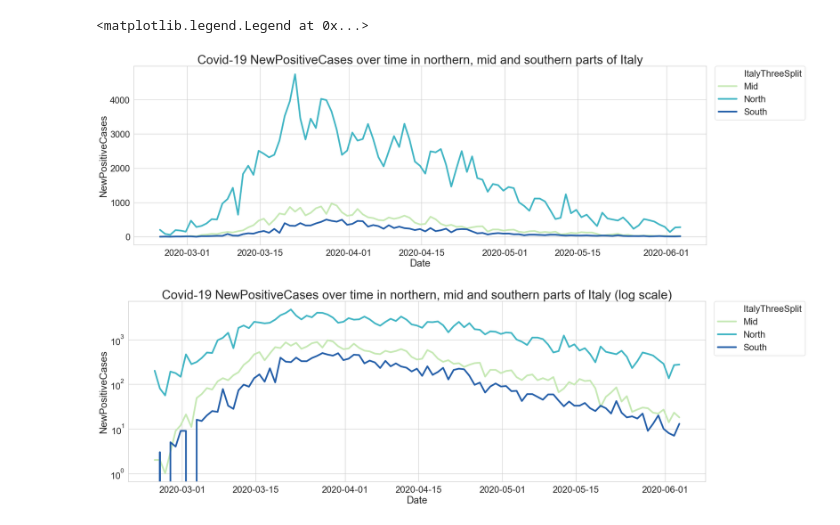
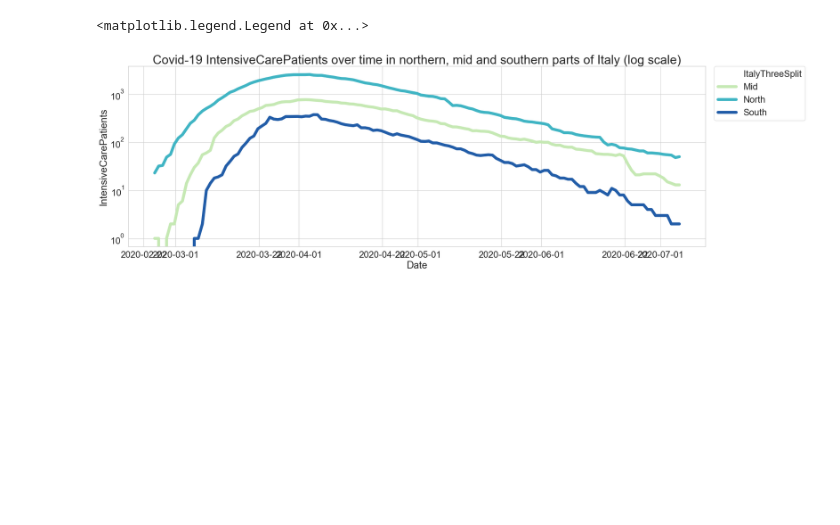
Before and after one commit to PerLiljekvist/Python-Pandas-Italy-Corona, a Jupyter notebook: Italy Covid-19.ipynb, the cells around one changed output. Cells and saved outputs as stored; diff of their text form; code cells hidden in the pictures; blank space fills up the shorter version.

```diff
--- a/Italy Covid-19.ipynb
+++ b/Italy Covid-19.ipynb
@@ -122,39 +123,26 @@ grouped_by_region_df = Italy_covid19_df.groupby(['Date', 'ItalyThreeSplit'],
                                                  'Recovered',
                                                  'TestsPerformed'].sum()
 # %%
-measure = 'NewPositiveCases'
+measure = 'IntensiveCarePatients'
 
-plt.figure(figsize=(25, 8))
 
-style = sns.set(style="whitegrid",
-        font_scale=2,
-        rc={"lines.linewidth": 4.0})
-
-sns.lineplot(x="Date",
-             y=measure,
-             hue="ItalyThreeSplit",
-             palette="YlGnBu",
-             data=grouped_by_region_df[grouped_by_region_df.ItalyThreeSplit != 'Sardinia']).set_title( 'Covid-19 ' + measure + ' over time in northern, mid and southern parts of Italy',fontsize=30)
-
-plt.legend(bbox_to_anchor=(1.015, 1), loc=2, borderaxespad=0)
 
 #logarithmic y scale
 
 plt.figure(figsize=(25, 8))
 plt.yscale('log')
 
 style = sns.set(style="whitegrid",
         font_scale=2,
-        rc={"lines.linewidth": 4.0})
+        rc={"lines.linewidth": 7.0})
 
 sns.lineplot(x="Date",
              y=measure,
              hue="ItalyThreeSplit",
              palette="YlGnBu",
              data=grouped_by_region_df[grouped_by_region_df.ItalyThreeSplit != 'Sardinia']).set_title( 'Covid-19 ' + measure + ' over time in northern, mid and southern parts of Italy (log scale)',fontsize=30)
 
 plt.legend(bbox_to_anchor=(1.015, 1), loc=2, borderaxespad=0)
 # %% [output]
 <matplotlib.legend.Legend at 0x...>
-[figure, old version]
+[figure, new version]
-[figure, removed]
```
Also changed, not shown: parts of 3 cells of this notebook.
